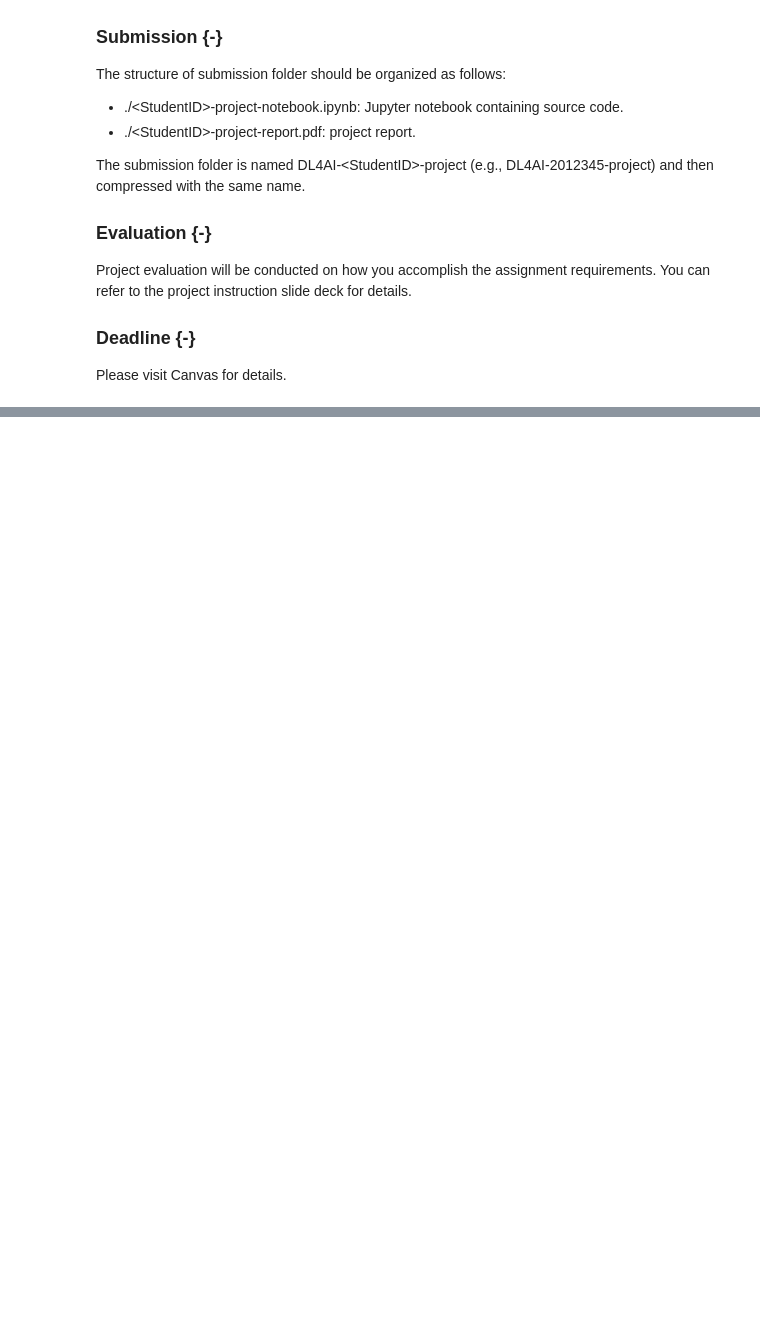
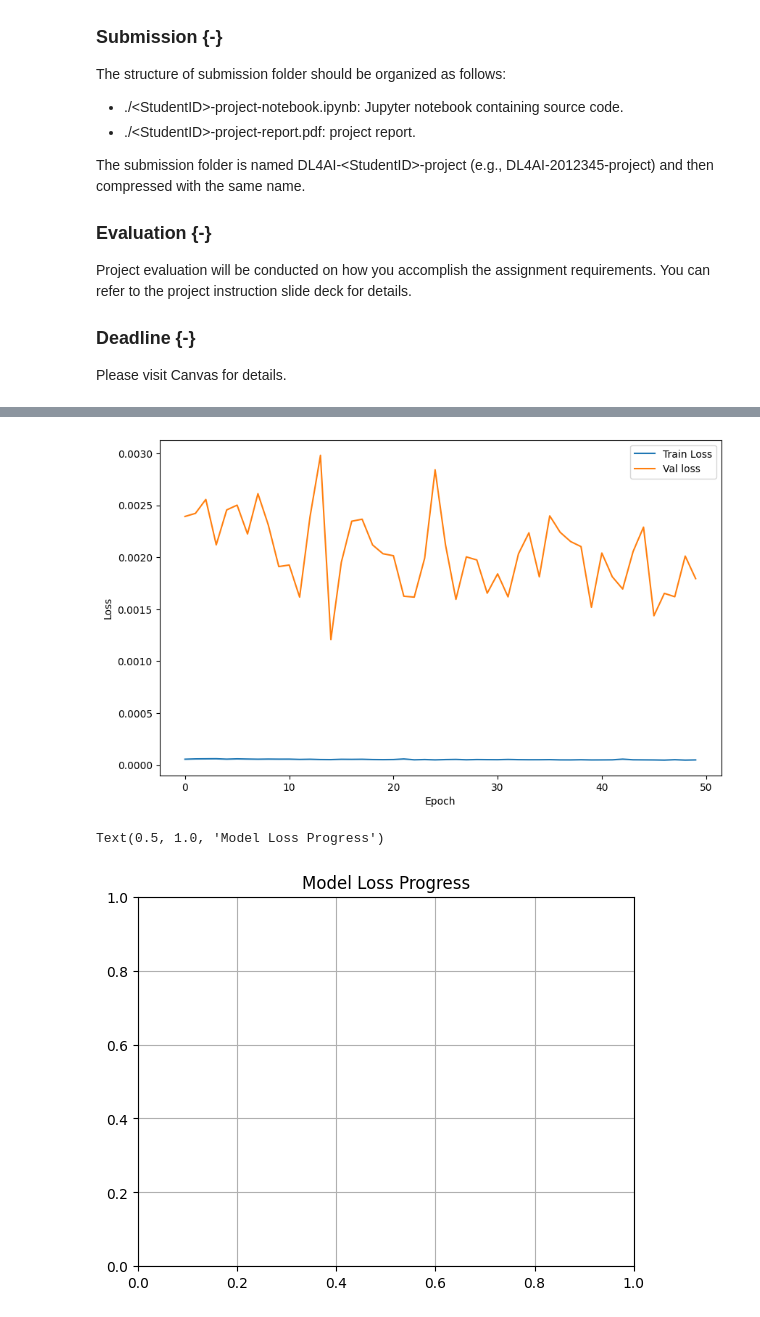
Before and after one commit to amyas-lab/Stock_price_prediction_and_portfolio_optimization_using_machine_learning_and_deep_learning, a Jupyter notebook: Final_project_DL4AI.ipynb, the cells around one changed output, grey strips where cells are left out. Cells and saved outputs as stored; diff of their text form; code cells hidden in the pictures; blank space fills up the shorter version.

```diff
--- a/Final_project_DL4AI.ipynb
+++ b/Final_project_DL4AI.ipynb
@@ -22,0 +246,18 @@ Please visit Canvas for details.
+# %%
+from tensorflow.keras.callbacks import ModelCheckpoint
+
+checkpoint_callback = ModelCheckpoint(
+    filepath='/content/drive/MyDrive/best_model.keras',
+    save_best_only=True, #
+    monitor='val_loss',
+    mode='min'
+)
+
+# Thêm callbacks vào lệnh fit
+history = model.fit(
+    X_train, y_train,
+    validation_data=(X_val, y_val),
+    epochs=50,
+    batch_size=32,
+    callbacks=[checkpoint_callback] # <--- Thêm dòng này
+)
@@ -22,0 +282,15 @@ Please visit Canvas for details.
+# %%
+# Plot the Loss curve of train and validation set
+plt.figure(figsize=(10, 6))
+plt.plot(history.history['loss'], label='Train Loss')
+plt.plot(history.history['val_loss'], label = 'Val loss')
+plt.xlabel('Epoch')
+plt.ylabel('Loss')
+plt.legend()
+plt.show()
+plt.grid(True)
+plt.title('Model Loss Progress')
+# %% [output]
+[figure, added]
+Text(0.5, 1.0, 'Model Loss Progress')
+[figure, added]
```
Also changed, not shown: parts of 15 cells of this notebook.
